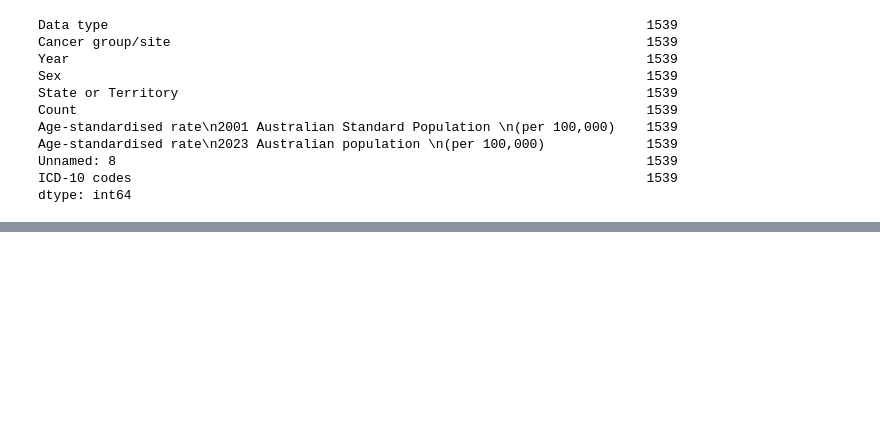
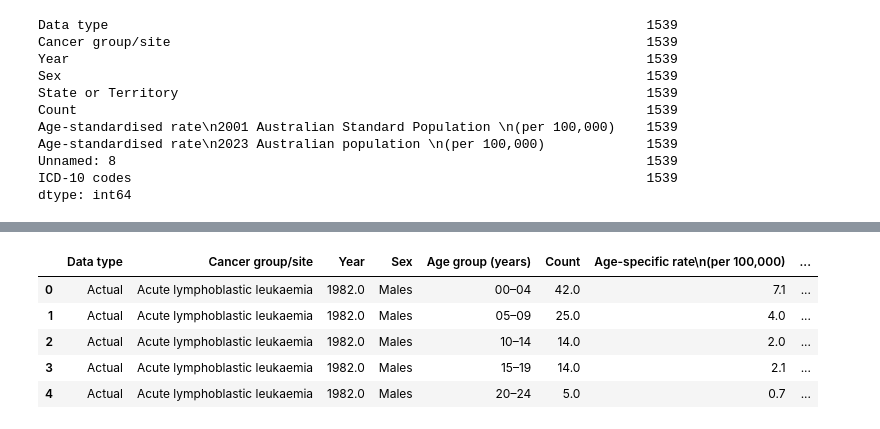
Before and after one commit to pkrachakonda/Project4---Skin-Cancer-Classification-using-Deep-Learning, a Jupyter notebook: Lakna/Data Cleaning.ipynb, the cells around one changed output, grey strips where cells are left out. Saved outputs shown, nothing was run; the diff lists cells and outputs as text; code cells hidden in the pictures; blank space fills up the shorter version.

Commit message:
updated tableau

```diff
--- a/Lakna/Data Cleaning.ipynb
+++ b/Lakna/Data Cleaning.ipynb
@@ -98,0 +241,14 @@ AIHW_df.to_csv('Cleaned Datasets/AIHW_df.csv')
+# %%
+#import AIHW dataset
+import pandas as pd
+excel_file_path ='AIHW_Data/aihw-can-122-CDiA-2023-Book-1a-Cancer-incidence-age-standardised-rates-5-year-age-groups.xlsx'
+sheet_name = 'Table S1a.1'
+AIHW_cancer_incidence_df = pd.read_excel(excel_file_path, sheet_name=sheet_name, skiprows=5)
+AIHW_cancer_incidence_df.head()
+# %% [output]
+|  | Data type | Cancer group/site | Year | Sex | Age group (years) | Count | Age-specific rate\n(per 100,000) | ... |
+| 0 | Actual | Acute lymphoblastic leukaemia | 1982.0 | Males | 00–04 | 42.0 | 7.1 | ... |
+| 1 | Actual | Acute lymphoblastic leukaemia | 1982.0 | Males | 05–09 | 25.0 | 4.0 | ... |
+| 2 | Actual | Acute lymphoblastic leukaemia | 1982.0 | Males | 10–14 | 14.0 | 2.0 | ... |
+| 3 | Actual | Acute lymphoblastic leukaemia | 1982.0 | Males | 15–19 | 14.0 | 2.1 | ... |
+| 4 | Actual | Acute lymphoblastic leukaemia | 1982.0 | Males | 20–24 | 5.0 | 0.7 | ... |
```
Also changed, not shown: parts of 33 cells of this notebook, 12 other files.
